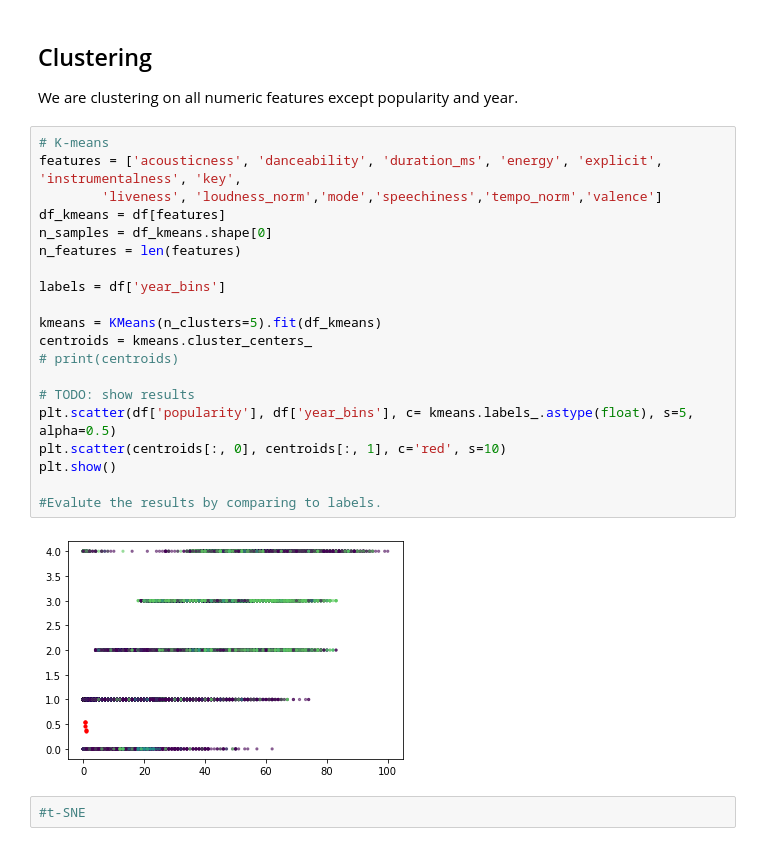
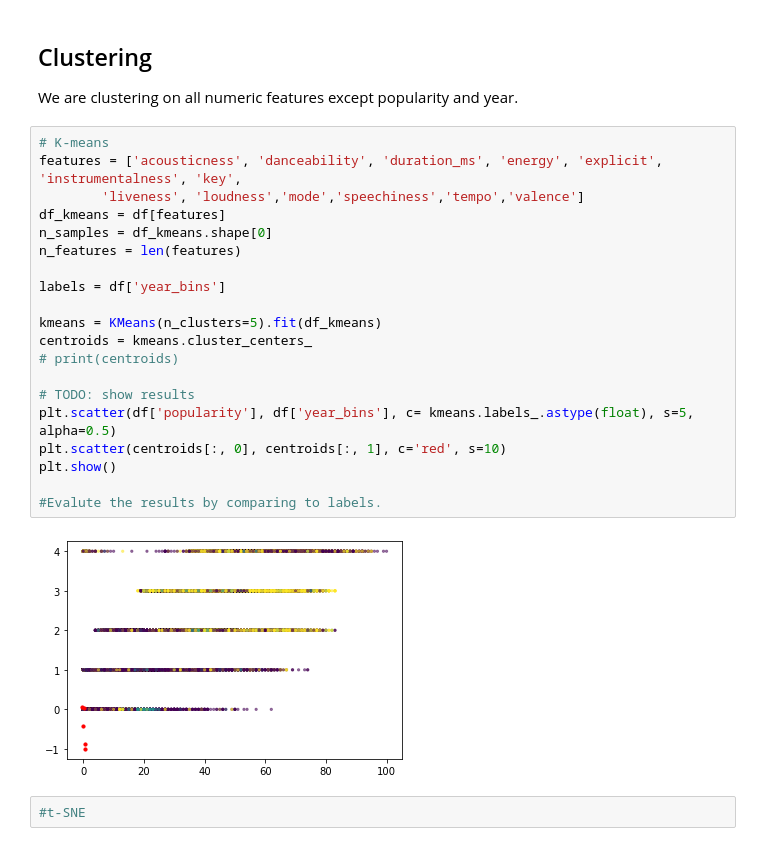
Before and after one commit to dikshagupta414/Spotify_ML_Project-DSCI303, a Jupyter notebook: scripts/Data Modeling.ipynb, the cells around one changed output. Saved outputs shown, nothing was run; the diff lists cells and outputs as text.

```diff
--- a/scripts/Data Modeling.ipynb
+++ b/scripts/Data Modeling.ipynb
@@ -51,25 +52,25 @@ We are clustering on all numeric features except popularity and year.
 # %%
 # K-means
 features = ['acousticness', 'danceability', 'duration_ms', 'energy', 'explicit', 'instrumentalness', 'key',
-        'liveness', 'loudness_norm','mode','speechiness','tempo_norm','valence']
+        'liveness', 'loudness','mode','speechiness','tempo','valence']
 df_kmeans = df[features]
 n_samples = df_kmeans.shape[0]
 n_features = len(features)
 
 labels = df['year_bins']
 
 kmeans = KMeans(n_clusters=5).fit(df_kmeans)
 centroids = kmeans.cluster_centers_
 # print(centroids)
 
 # TODO: show results
 plt.scatter(df['popularity'], df['year_bins'], c= kmeans.labels_.astype(float), s=5, alpha=0.5)
 plt.scatter(centroids[:, 0], centroids[:, 1], c='red', s=10)
 plt.show()
 
 #Evalute the results by comparing to labels.
 # %% [output]
-[figure, old version]
+[figure, new version]
 # %%
 #t-SNE
 # %%
```
Also changed, not shown: parts of 4 cells of this notebook, 4 other files.
